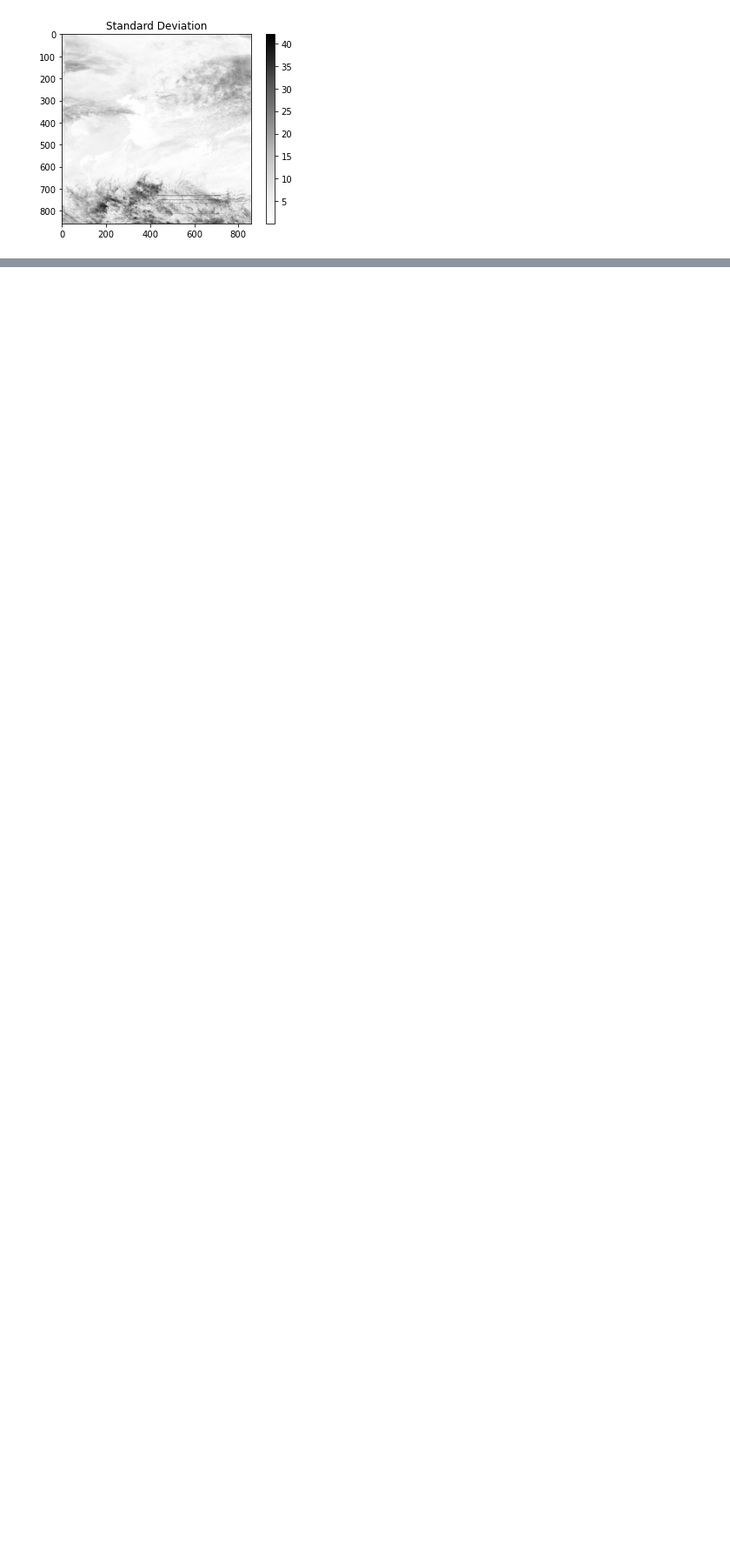
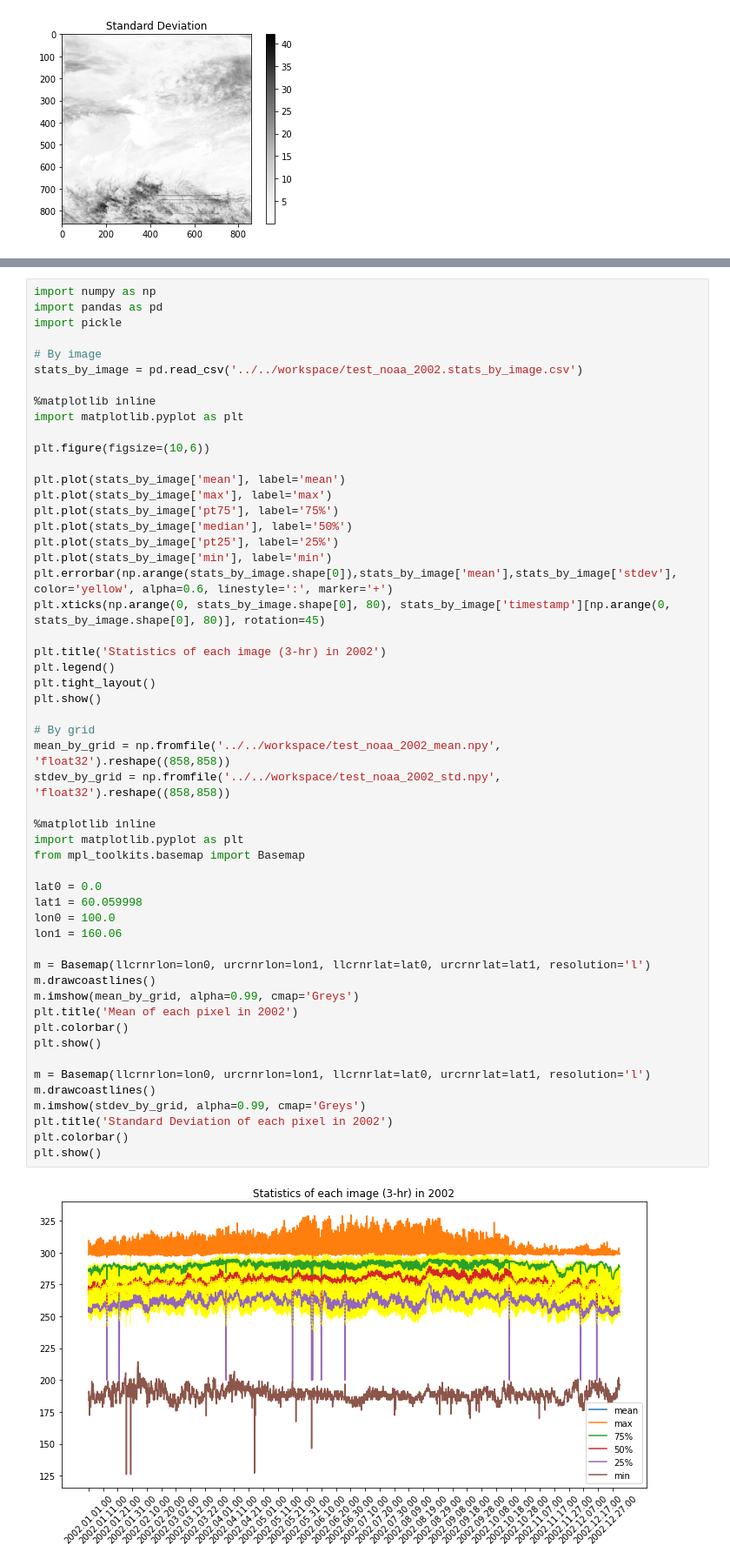
Before and after one commit to tingsyo/course_2020Q3_representation_learning, a Jupyter notebook: notebooks/noaa_gridsat_b1/02_noaagridsatb1_basic_statistics.ipynb, the cells around one changed output, grey strips where cells are left out. Shown: that part at 87% size. Cells and saved outputs as stored; diff of their text form; blank space fills up the shorter version.

Commit message:
- Updated notebboks for NOAA

```diff
--- a/notebooks/noaa_gridsat_b1/02_noaagridsatb1_basic_statistics.ipynb
+++ b/notebooks/noaa_gridsat_b1/02_noaagridsatb1_basic_statistics.ipynb
@@ -186,0 +191,55 @@ dict_keys(['mean', 'stdev'])
+# %%
+import numpy as np
+import pandas as pd
+import pickle
+
+# By image
+stats_by_image = pd.read_csv('../../workspace/test_noaa_2002.stats_by_image.csv')
+
+%matplotlib inline
+import matplotlib.pyplot as plt
+
+plt.figure(figsize=(10,6))
+
+plt.plot(stats_by_image['mean'], label='mean')
+plt.plot(stats_by_image['max'], label='max')
+plt.plot(stats_by_image['pt75'], label='75%')
+plt.plot(stats_by_image['median'], label='50%')
+plt.plot(stats_by_image['pt25'], label='25%')
+plt.plot(stats_by_image['min'], label='min')
+plt.errorbar(np.arange(stats_by_image.shape[0]),stats_by_image['mean'],stats_by_image['stdev'], color='yellow', alpha=0.6, linestyle=':', marker='+')
+plt.xticks(np.arange(0, stats_by_image.shape[0], 80), stats_by_image['timestamp'][np.arange(0, stats_by_image.shape[0], 80)], rotation=45)
+
+plt.title('Statistics of each image (3-hr) in 2002')
+plt.legend()
+plt.tight_layout()
+plt.show()
+
+# By grid
+mean_by_grid = np.fromfile('../../workspace/test_noaa_2002_mean.npy', 'float32').reshape((858,858))
+stdev_by_grid = np.fromfile('../../workspace/test_noaa_2002_std.npy', 'float32').reshape((858,858))
+
+%matplotlib inline
+import matplotlib.pyplot as plt
+from mpl_toolkits.basemap import Basemap
+
+lat0 = 0.0
+lat1 = 60.059998
+lon0 = 100.0
+lon1 = 160.06
+
+m = Basemap(llcrnrlon=lon0, urcrnrlon=lon1, llcrnrlat=lat0, urcrnrlat=lat1, resolution='l')
+m.drawcoastlines()
+m.imshow(mean_by_grid, alpha=0.99, cmap='Greys')
+plt.title('Mean of each pixel in 2002')
+plt.colorbar()
+plt.show()
+
+m = Basemap(llcrnrlon=lon0, urcrnrlon=lon1, llcrnrlat=lat0, urcrnrlat=lat1, resolution='l')
+m.drawcoastlines()
+m.imshow(stdev_by_grid, alpha=0.99, cmap='Greys')
+plt.title('Standard Deviation of each pixel in 2002')
+plt.colorbar()
+plt.show()
+# %% [output]
+[figure, added]
```
Also changed, not shown: parts of 2 cells of this notebook, 1 other file.
